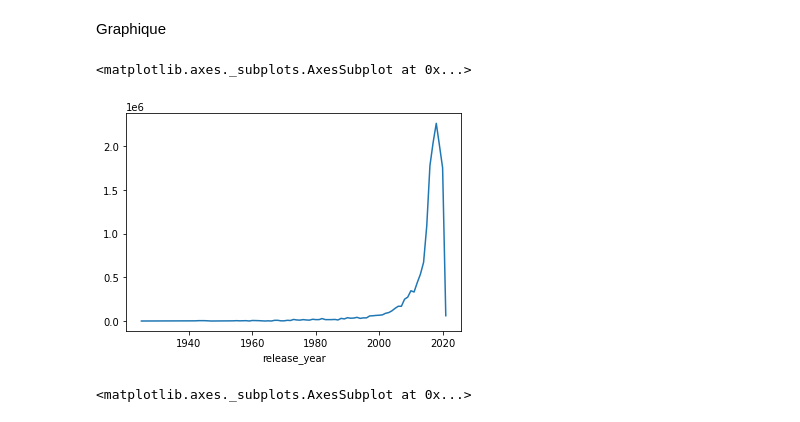
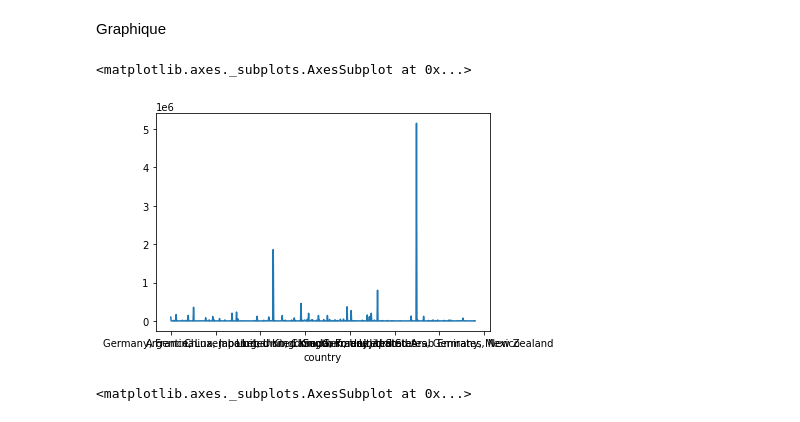
Before and after one commit to nidhales/python, a Jupyter notebook: netflix_tutles_analyser.ipynb, the cells around one changed output. Cells and saved outputs as stored; diff of their text form; code cells hidden in the pictures.

```diff
--- a/netflix_tutles_analyser.ipynb
+++ b/netflix_tutles_analyser.ipynb
@@ -15,4 +15 @@ freq                           1
 Name: title, dtype: object
-# %%
-df.release_year=df.release_year.apply(lambda x:x.replace("$",""))
-df.release_year=df.release_year.astype(object)
@@ -171,10 +189,10 @@ df.groupby(["cast","country"]).mean()
 # %% [markdown]
 Graphique
 # %%
-df.groupby("release_year")["release_year"].sum().plot()
+df.groupby("country")["release_year"].sum().plot()
 # %% [output]
 <matplotlib.axes._subplots.AxesSubplot at 0x...>
-[figure, old version]
+[figure, new version]
 # %%
 df.groupby("release_year")["release_year"].sum().plot(figsize=[20,10])
 # %% [output]
```
Also changed, not shown: parts of 7 cells of this notebook.
